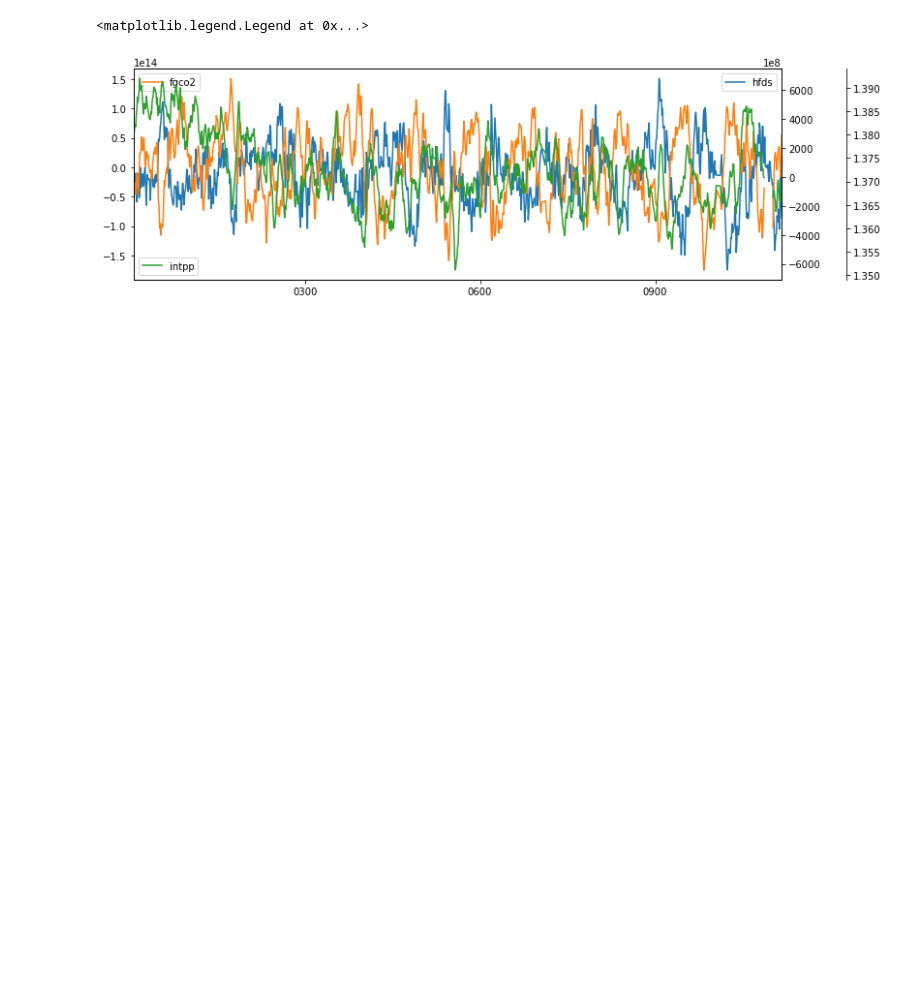
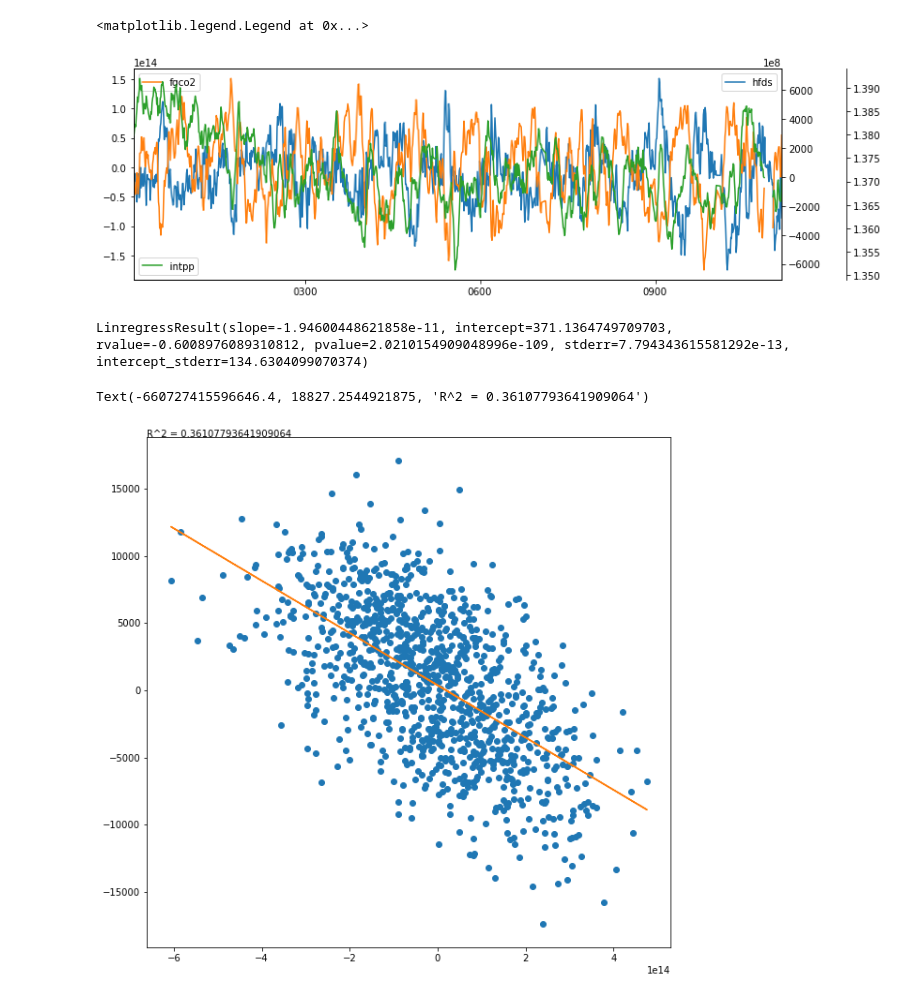
Before and after one commit to gmacgilchrist/bio-pump-timescales, a Jupyter notebook: notebooks/esm4/draw_integrals.ipynb, the cells around one changed output. Saved outputs shown, nothing was run; the diff lists cells and outputs as text; code cells hidden in the pictures; blank space fills up the shorter version.

```diff
--- a/notebooks/esm4/draw_integrals.ipynb
+++ b/notebooks/esm4/draw_integrals.ipynb
@@ -5,9 +7,23 @@ import matplotlib.pyplot as plt
 # %%
-pathout = '../../data/esm4/processed/global_integrals/'
-adds = ['hfds','fgco2','intpp']
+model = 'esm4'
+pathout = '../../data/'+model+'/processed/'
+adds = ['hfds','fgco2','intpp','spco2']
 ds = xr.Dataset()
 for add in adds:
-    ds[add] = xr.open_dataarray(pathout+'esm4_'+add+'.nc')
+    if add == 'spco2':
+        pathoutnow=pathout+'global_means/'
+    else:
+        pathoutnow=pathout+'global_integrals/'
+    da = xr.open_dataarray(pathoutnow+model+'_'+add+'.nc')
+
+    # Average monthly data
+    if (model=='cm4') & ((add=='fgco2') | (add=='intpp') | (add=='spco2')):
+        times = xr.open_dataarray(pathout+'global_integrals/'+model+'_hfds.nc')['time']
+        da = da.coarsen({'time':12}).mean().assign_coords({'time':times})
+    ds[add] = da
+# Cut drift years in cm4
+if model=='cm4':
+    ds = ds.isel({'time':slice(200,len(ds['time']))})
 # %%
 dsnow = ds.rolling(time=10,center=True).mean()
 
@@ -30,3 +46,28 @@ ax3.legend(loc='lower left')
 # %% [output]
 <matplotlib.legend.Legend at 0x...>
 [figure]
+# %%
+rolling = False
+x = ds['hfds']
+y = ds['fgco2']
+if rolling:
+    x = x.rolling(time=20,center=True).mean()
+    y = y.rolling(time=20,center=True).mean()
+mask = ~np.isnan(x) & ~np.isnan(y)
+result = stats.linregress(x=x[mask],y=y[mask])
+ynew = result.slope*x + result.intercept
+ds['fgco2_hfds'] = ynew.copy()
+# %%
+result
+# %% [output]
+LinregressResult(slope=-1.94600448621858e-11, intercept=371.1364749709703, rvalue=-0.6008976089310812, pvalue=2.0210154909048996e-109, stderr=7.794343615581292e-13, intercept_stderr=134.6304099070374)
+# %%
+fig,ax = plt.subplots(figsize=(10,10))
+ax.scatter(x,y)
+ax.plot(x,ynew,color='tab:orange')
+xlims = ax.get_xlim()
+ylims = ax.get_ylim()
+ax.text(xlims[0],ylims[1],'R^2 = '+str(result.rvalue**2))
+# %% [output]
+Text(-660727415596646.4, 18827.2544921875, 'R^2 = 0.36107793641909064')
+[figure, added]
```
Also changed, not shown: parts of 7 cells of this notebook, 4 other files.
